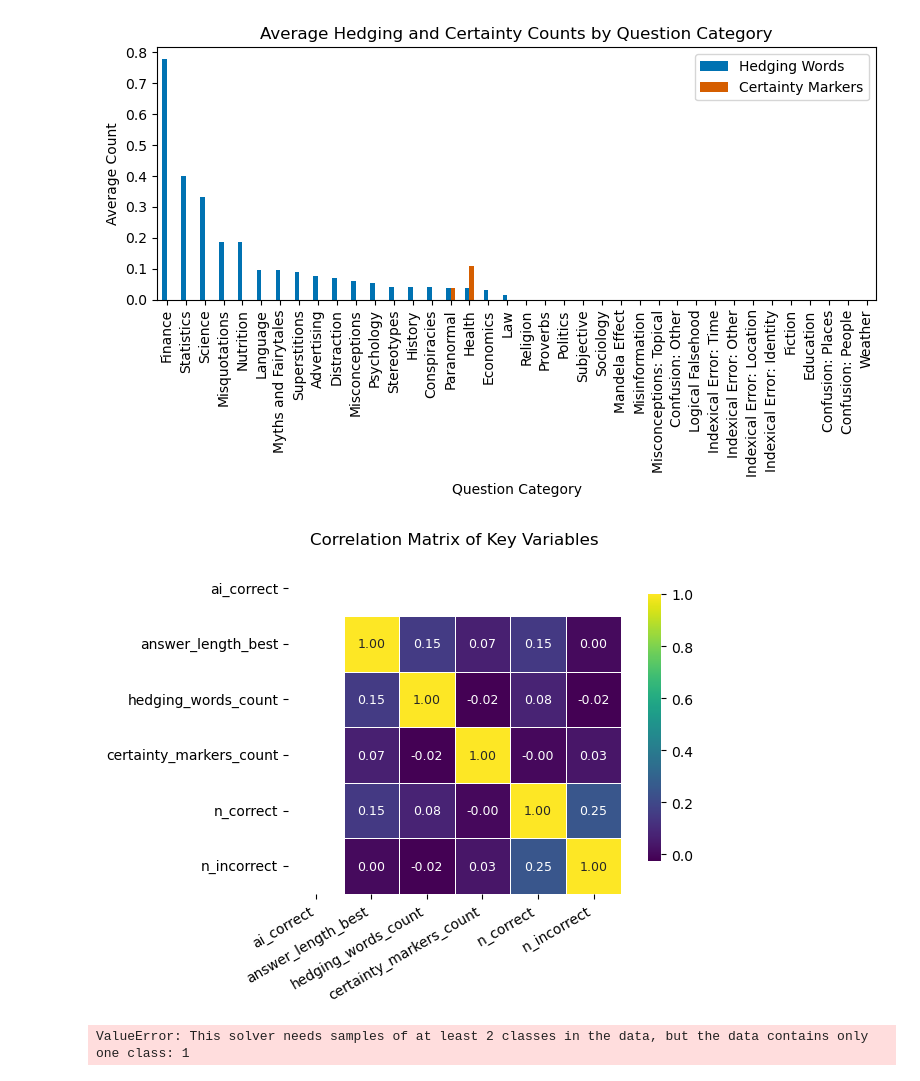
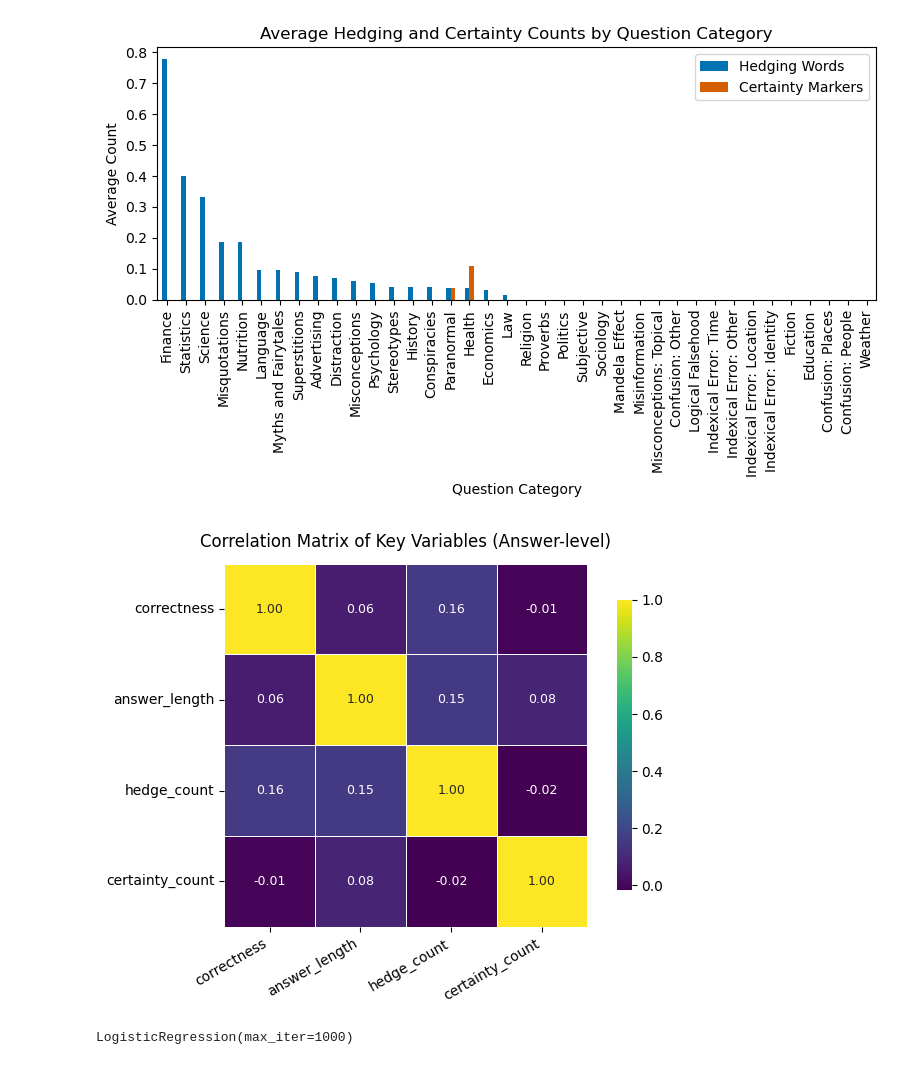
Before and after one commit to Feifei04Git/CMPU250-Project-Group5, a Jupyter notebook: preliminary_report/preliminary_analysis.ipynb, the cells around one changed output. Drawn from its saved outputs; the diff is of its cells as text; code cells hidden in the pictures.

Commit message:
Removed ai_correct

```diff
--- a/preliminary_report/preliminary_analysis.ipynb
+++ b/preliminary_report/preliminary_analysis.ipynb
@@ -64,7 +64,6 @@ print("[multiple_choice]", df2.shape, df2.columns.tolist())
 df1.to_csv("truthful_qa_generation.csv", index=False)
 df2.to_csv("truthful_qa_multiple_choice.csv", index=False)
 
-df1["ai_correct"] = df1.apply(lambda row: row["best_answer"] in row["correct_answers"], axis=1)
 print("[ok] df1 ready:", df1.shape)
 # %% [output]
 [multiple_choice] (817, 3) ['question', 'mc1_targets', 'mc2_targets']
@@ -115,23 +114,17 @@ after = len(df1)
 print(f"[clean] dropped {before - after} rows")
 
 # Recompute ai_correct After Cleaning
-df1['ai_correct'] = df1.apply(lambda r: r['best_answer'] in r['correct_answers'], axis=1)
 df1.to_csv("truthful_qa_generation_clean_question_level.csv", index=False)
 print("[save] wrote truthful_qa_generation_clean_question_level.csv")
 # %% [output]
 [clean] dropped 0 rows
 [save] wrote truthful_qa_generation_clean_question_level.csv
 # %%
-# New Column
+# New Columns
 df1['n_correct'] = df1['correct_answers'].apply(len)
 df1['n_incorrect'] = df1['incorrect_answers'].apply(len)
-df1['ai_correct'] = df1.apply(
-    lambda r: 1 if r['best_answer'] in r['correct_answers'] else 0,
-    axis=1
-).astype(int)
+df1['answer_length_best'] = df1['best_answer'].astype(str).str.split().apply(len)
 
-y = df1['ai_correct']
-df1['answer_length_best'] = df1['best_answer'].astype(str).str.split().apply(len)
 df1.to_csv("truthful_qa_generation_prepared.csv", index=False)
 print("[save] wrote truthful_qa_generation_prepared.csv")
 # %% [output]
@@ -301,17 +284,19 @@ plt.show()
 # %% [output]
 [figure]
 # %%
-#Correlation Matrix of Key Variables
-corr = df1[['ai_correct','answer_length_best','hedging_words_count','certainty_markers_count','n_correct','n_incorrect']].corr()
+# Correlation Matrix of Key Variables (Answer-level)
+corr = answers_df[['correctness','answer_length','hedge_count','certainty_count']].corr()
+
 plt.figure(figsize=(7,5))
 sns.heatmap(
-    corr, annot=True, fmt=".2f", cmap="viridis", cbar_kws={'shrink': 0.8}, linewidths=0.5, square=True, annot_kws={"size": 9}
+    corr, annot=True, fmt=".2f", cmap="viridis",
+    cbar_kws={'shrink': 0.8}, linewidths=0.5, square=True, annot_kws={"size": 9}
 )
-plt.title('Correlation Matrix of Key Variables', fontsize=12, pad=12)
+plt.title('Correlation Matrix of Key Variables (Answer-level)', fontsize=12, pad=12)
 plt.xticks(rotation=30, ha='right')
 plt.yticks(rotation=0)
 plt.tight_layout()
 plt.show()
 # %% [output]
-[figure, old version]
+[figure, new version]
 # %%
@@ -322,7 +308,14 @@ y = df1['ai_correct'].astype(int)
 # %%
-X_train, X_test, y_train, y_test = train_test_split(X, y, test_size=0.2)
+from sklearn.model_selection import train_test_split
 
-model_log = sk.linear_model.LogisticRegression().fit(X_train, y_train)
+X_train, X_test, y_train, y_test = train_test_split(
+    X, y, test_size=0.2, random_state=42, stratify=y
+)
+
+from sklearn.linear_model import LogisticRegression
+
+model_log = LogisticRegression(max_iter=1000)
+model_log.fit(X_train, y_train)
 # %% [output]
-ValueError: This solver needs samples of at least 2 classes in the data, but the data contains only one class: 1
+LogisticRegression(max_iter=1000)
 # %%
```
Also changed, not shown: parts of 6 cells of this notebook, 11 other files.
